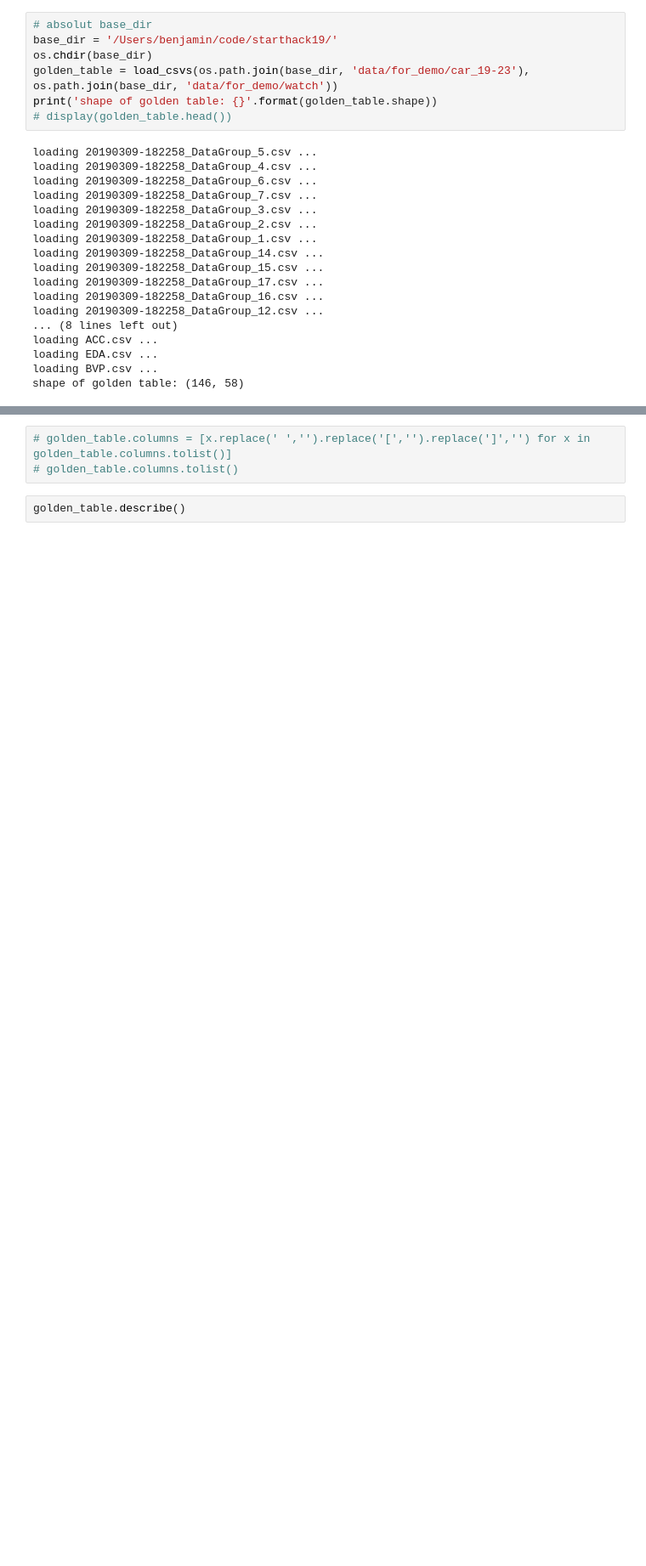
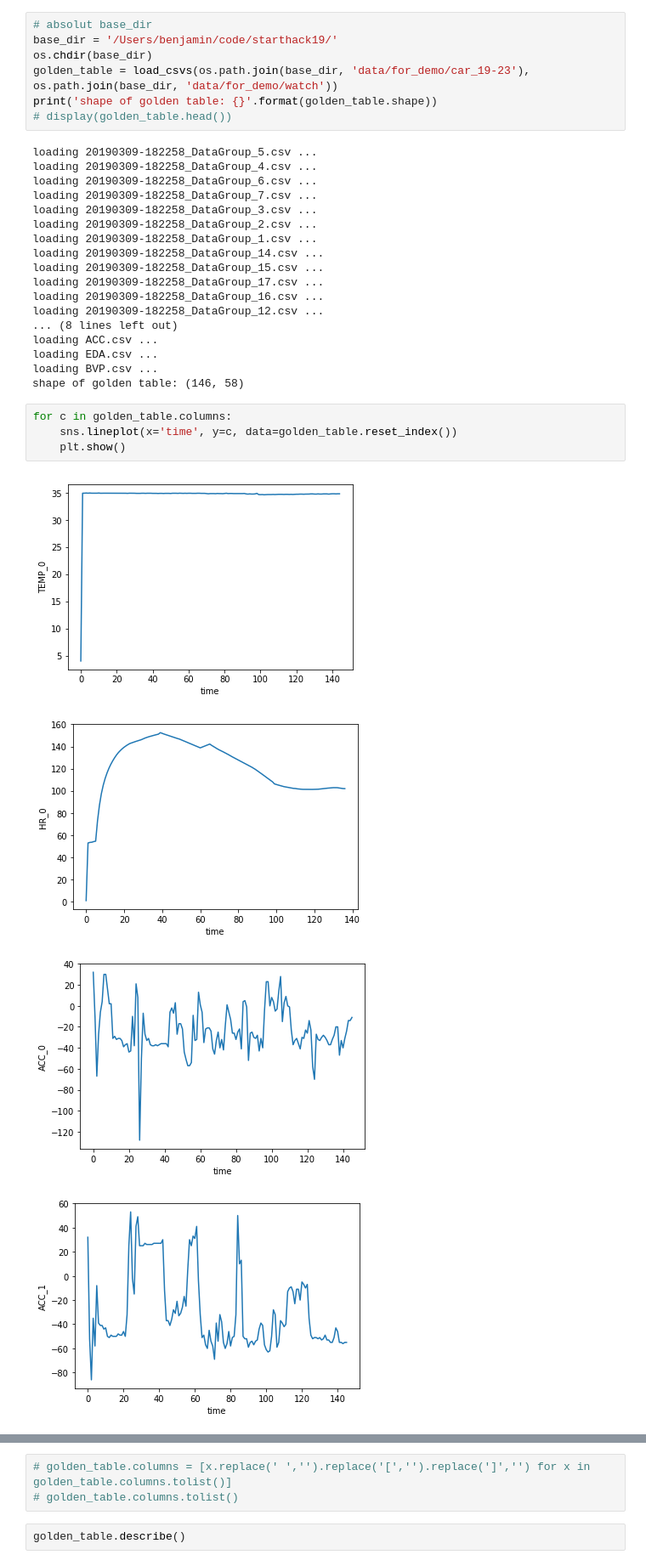
Before and after one commit to bentaculum/starthack19, a Jupyter notebook: notebooks/csv_processing.ipynb, the cells around one changed output, grey strips where cells are left out. Shown at 85% size. Saved outputs shown, nothing was run; the diff lists cells and outputs as text; blank space fills up the shorter version.

Commit message:
updated watch data, adapted notebook

```diff
--- a/notebooks/csv_processing.ipynb
+++ b/notebooks/csv_processing.ipynb
@@ -114,3 +114,12 @@ loading ACC.csv ...
 loading EDA.csv ...
 loading BVP.csv ...
 shape of golden table: (146, 58)
+# %%
+for c in golden_table.columns:
+    sns.lineplot(x='time', y=c, data=golden_table.reset_index())
+    plt.show()
+# %% [output]
+[figure, added]
+[figure, added]
+[figure, added]
+[figure, added]
```
Also changed, not shown: parts of 1 cell of this notebook, 1 other file.
